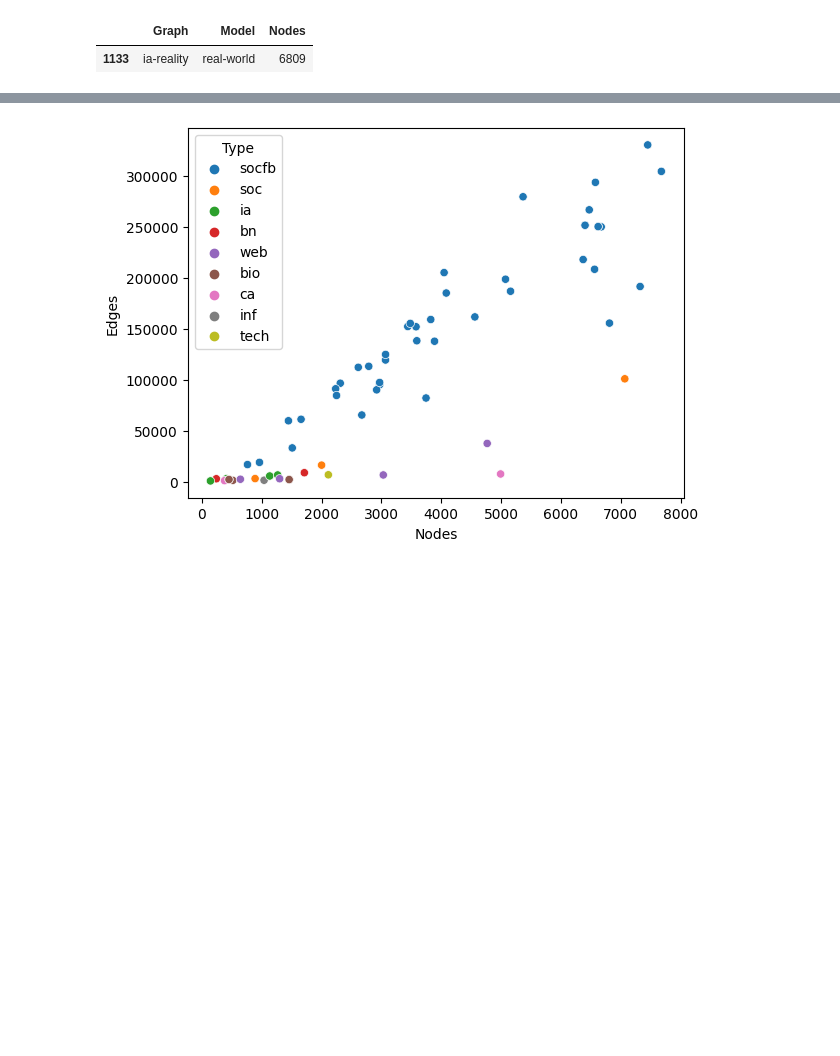
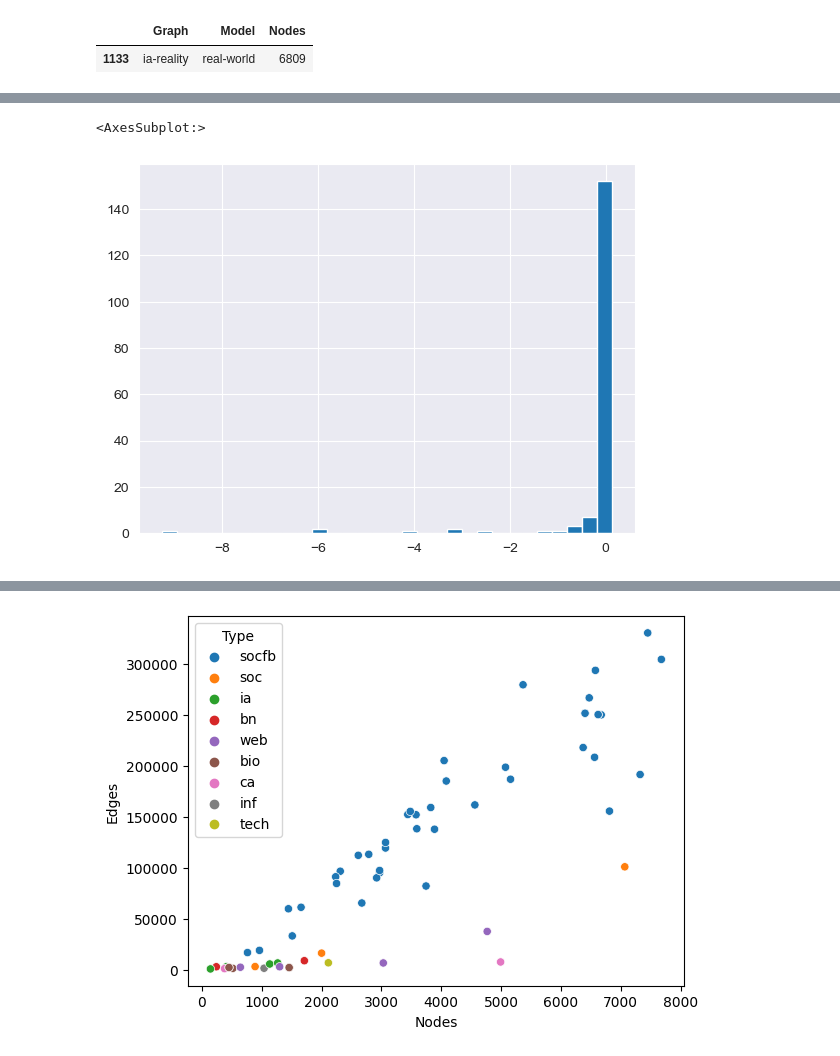
Before and after one commit to BenjiDayan/GIRGs, a Jupyter notebook: benji_src/notebooks/feature_extraction_pandas.ipynb, the cells around one changed output, grey strips where cells are left out. Saved outputs shown, nothing was run; the diff lists cells and outputs as text; code cells hidden in the pictures; blank space fills up the shorter version.

```diff
--- a/benji_src/notebooks/feature_extraction_pandas.ipynb
+++ b/benji_src/notebooks/feature_extraction_pandas.ipynb
@@ -159,0 +436,5 @@ import matplotlib.pyplot as plt
+# %%
+diffs[1].hist(bins=30)
+# %% [output]
+<AxesSubplot:>
+[figure, added]
```
Also changed, not shown: parts of 73 cells of this notebook, 3 other files.
